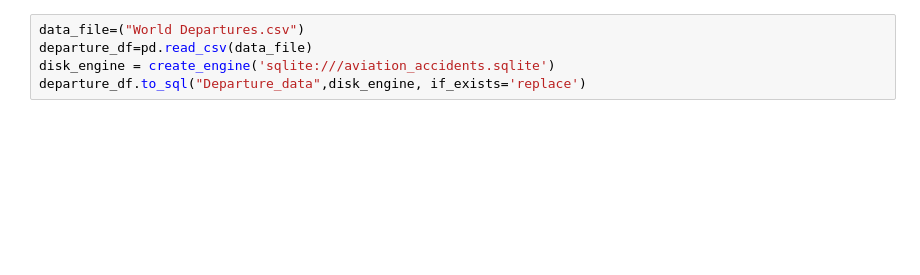
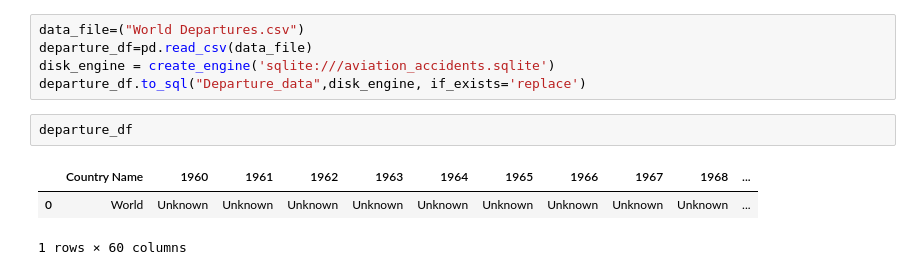
Before and after one commit to LVijayaraghavan/Aviation_Accidents, a Jupyter notebook: NTSB_data.ipynb, the cells around one changed output. Drawn from its saved outputs; the diff is of its cells as text; blank space fills up the shorter version.

Commit message:
Once More for table 6

```diff
--- a/NTSB_data.ipynb
+++ b/NTSB_data.ipynb
@@ -746,3 +746,9 @@ data_file=("World Departures.csv")
 departure_df=pd.read_csv(data_file)
 disk_engine = create_engine('sqlite:///aviation_accidents.sqlite')
 departure_df.to_sql("Departure_data",disk_engine, if_exists='replace')
+# %%
+departure_df
+# %% [output]
+|  | Country Name | 1960 | 1961 | 1962 | 1963 | 1964 | 1965 | 1966 | 1967 | 1968 | ... |
+| 0 | World | Unknown | Unknown | Unknown | Unknown | Unknown | Unknown | Unknown | Unknown | Unknown | ... |
+1 rows × 60 columns
```
Also changed, not shown: parts of 2 cells of this notebook, 2 other files.
